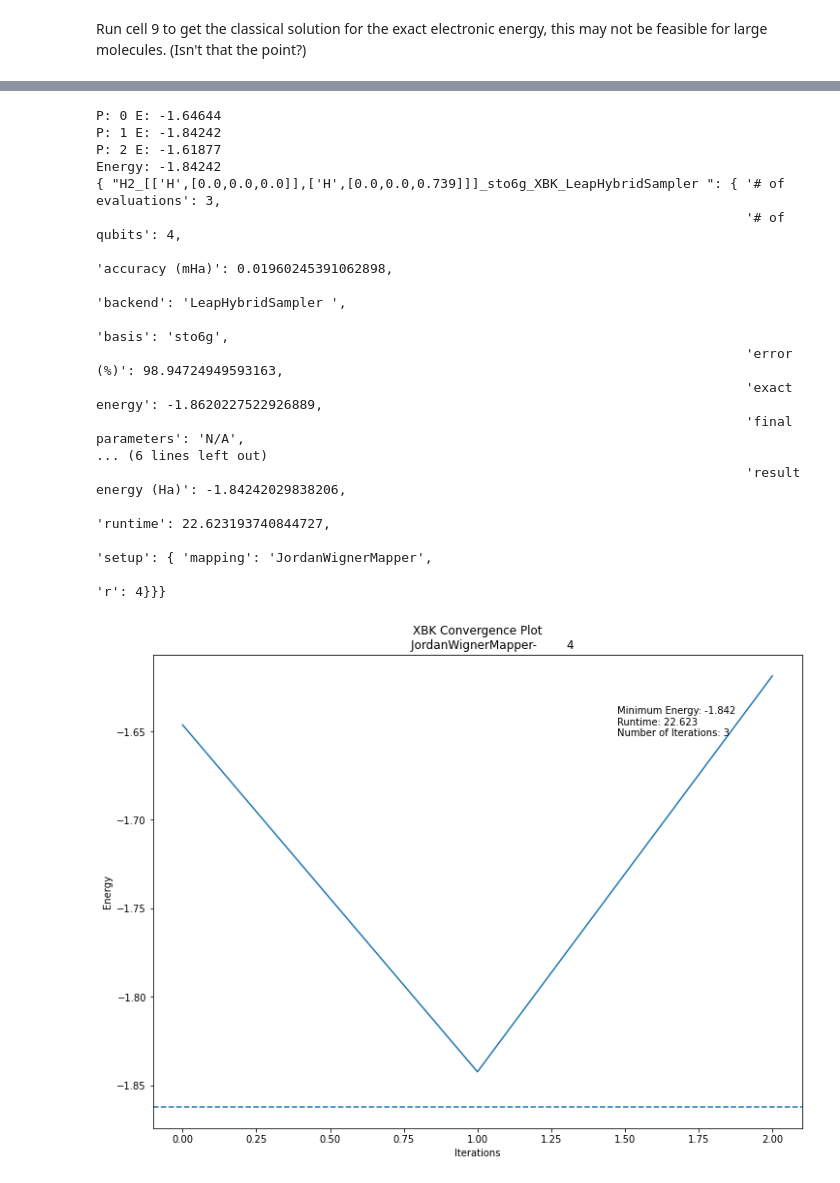
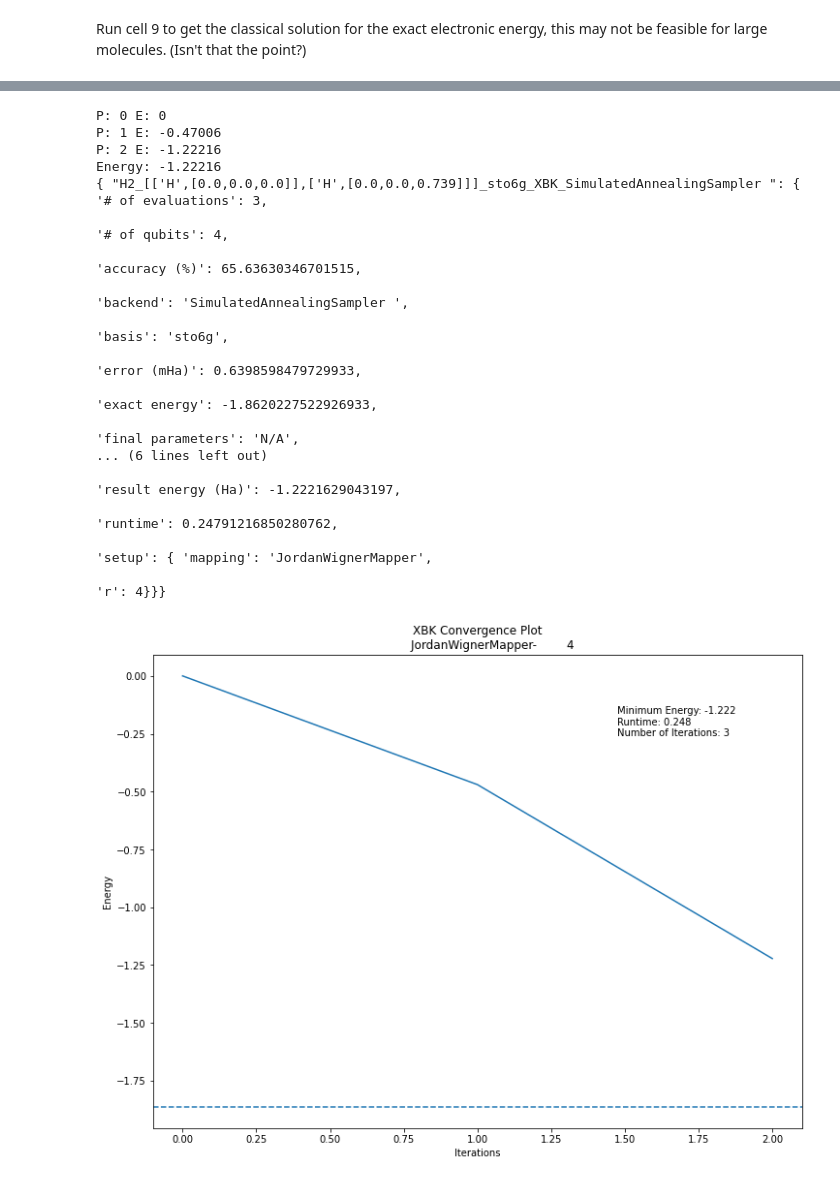
Before and after one commit to vmperrone/Benchmarking-Quantum-Groundstate-Solvers, a Jupyter notebook: main/BenchmarkingTool.ipynb, the cells around one changed output, grey strips where cells are left out. Drawn from its saved outputs; the diff is of its cells as text; code cells hidden in the pictures.

```diff
--- a/main/BenchmarkingTool.ipynb
+++ b/main/BenchmarkingTool.ipynb
@@ -120,17 +120,17 @@ Set up the molecule and electronic structure rpoblem to work with in cell 7 belo
 #@title Cell 6
 
 #H2
-# geometry = [['H', [  0.0,    0.0,    0.0]],
-#             ['H', [  0.0,    0.0,   0.739]]]
-# molecule = Molecule(geometry=geometry, charge=0, multiplicity=1)
-# molecule_name = 'H2'
-# basis = 'sto6g'
+geometry = [['H', [  0.0,    0.0,    0.0]],
+            ['H', [  0.0,    0.0,   0.739]]]
+molecule = Molecule(geometry=geometry, charge=0, multiplicity=1)
+molecule_name = 'H2'
+basis = 'sto6g'
 
-# H3
-geometry = [['H', [0.0, 0.0, 0.0]], ['H', [1.1, 0.0, 0.0]], ['H', [0.55, 0.9526279441628825, 0]]]
-molecule = Molecule(geometry=geometry, charge=1, multiplicity=1)
-molecule_name = 'H3'
-basis = 'sto3g'
+# # H3
+# geometry = [['H', [0.0, 0.0, 0.0]], ['H', [1.1, 0.0, 0.0]], ['H', [0.55, 0.9526279441628825, 0]]]
+# molecule = Molecule(geometry=geometry, charge=1, multiplicity=1)
+# molecule_name = 'H3'
+# basis = 'sto3g'
 
 # #LiH
 # geometry = [['Li', [0.0, 0.0, 0.0]], ['H', [0.0, 0.0, 1.5474]]]
@@ -260,11 +260,11 @@ Set up the IBM Quantum Device backend in cell 7 below. Do not run cell 7 if you
 Run cell 8 below to set up the quantum annealer simulator or device. Uncomment as applicable.
 # %%
 #@title Cell 8
-# from neal import SimulatedAnnealingSampler
-# sampler = SimulatedAnnealingSampler() #uses simulated annealing, see D-Wave's ocean sdk for more options
+from neal import SimulatedAnnealingSampler
+sampler = SimulatedAnnealingSampler() #uses simulated annealing, see D-Wave's ocean sdk for more options
 
-from dwave.system import LeapHybridSampler
-sampler = LeapHybridSampler()
+# from dwave.system import LeapHybridSampler
+# sampler = LeapHybridSampler()
 
 sampler_name = re.search(r'sampler\.(.*?)object', str(sampler)).group(1)
 # %% [markdown]
@@ -497,52 +497,52 @@ min_energy, ground_state, min_energies, iter_times = XBK(qubit_Hs, qubit_Cs, r,
 
 exact_energy = problem.exact_energy
 min_energy = np.real(min_energy)
 optimal_state = ground_state
 percent_accuracy = 100-np.abs(100*(min_energy-exact_energy)/exact_energy)
 nominal_accuracy = min_energy-exact_energy
 key = problem.molecule_name+"_"+problem.geometry+"_"+basis+"_"+method+"_"+sampler_name
 
 result_dict = {
     key:
         {
         'molecule': problem.molecule_name,
         'geometry': problem.geometry,
         'basis': problem.basis,
         'method': method,
         'backend': sampler_name,
         'setup' : param_dict,
         'exact energy': problem.exact_energy,
         'result energy (Ha)': min_energy,
-        'accuracy (mHa)': nominal_accuracy,
-        'error (%)': percent_accuracy,
+        'error (mHa)': nominal_accuracy,
+        'accuracy (%)': percent_accuracy,
         'final parameters': 'N/A',
         '# of evaluations': len(min_energies),
         'runtime': sum(iter_times),
         '# of qubits': m,
         'min energies': min_energies
         }
 }
 
 minEnergyResults(problem, result_dict, method, sampler_name)
 # %% [output]
-P: 0 E: -1.64644
-P: 1 E: -1.84242
-P: 2 E: -1.61877
-Energy: -1.84242
-{ "H2_[['H',[0.0,0.0,0.0]],['H',[0.0,0.0,0.739]]]_sto6g_XBK_LeapHybridSampler ": { '# of evaluations': 3,
-                                                                                   '# of qubits': 4,
-                                                                                   'accuracy (mHa)': 0.01960245391062898,
-                                                                                   'backend': 'LeapHybridSampler ',
-                                                                                   'basis': 'sto6g',
-                                                                                   'error (%)': 98.94724949593163,
-                                                                                   'exact energy': -1.8620227522926889,
-                                                                                   'final parameters': 'N/A',
+P: 0 E: 0
+P: 1 E: -0.47006
+P: 2 E: -1.22216
+Energy: -1.22216
+{ "H2_[['H',[0.0,0.0,0.0]],['H',[0.0,0.0,0.739]]]_sto6g_XBK_SimulatedAnnealingSampler ": { '# of evaluations': 3,
+                                                                                           '# of qubits': 4,
+                                                                                           'accuracy (%)': 65.63630346701515,
+                                                                                           'backend': 'SimulatedAnnealingSampler ',
+                                                                                           'basis': 'sto6g',
+                                                                                           'error (mHa)': 0.6398598479729933,
+                                                                                           'exact energy': -1.8620227522926933,
+                                                                                           'final parameters': 'N/A',
 ... (6 lines left out)
-                                                                                   'result energy (Ha)': -1.84242029838206,
-                                                                                   'runtime': 22.623193740844727,
-                                                                                   'setup': { 'mapping': 'JordanWignerMapper',
-                                                                                              'r': 4}}}
+                                                                                           'result energy (Ha)': -1.2221629043197,
+                                                                                           'runtime': 0.24791216850280762,
+                                                                                           'setup': { 'mapping': 'JordanWignerMapper',
+                                                                                                      'r': 4}}}
-[figure, old version]
+[figure, new version]
 # %%
 with open('experiments/results.json', 'r') as file:
     results = json.loads(file.read())
```
Also changed, not shown: parts of 4 cells of this notebook, 7 other files.
